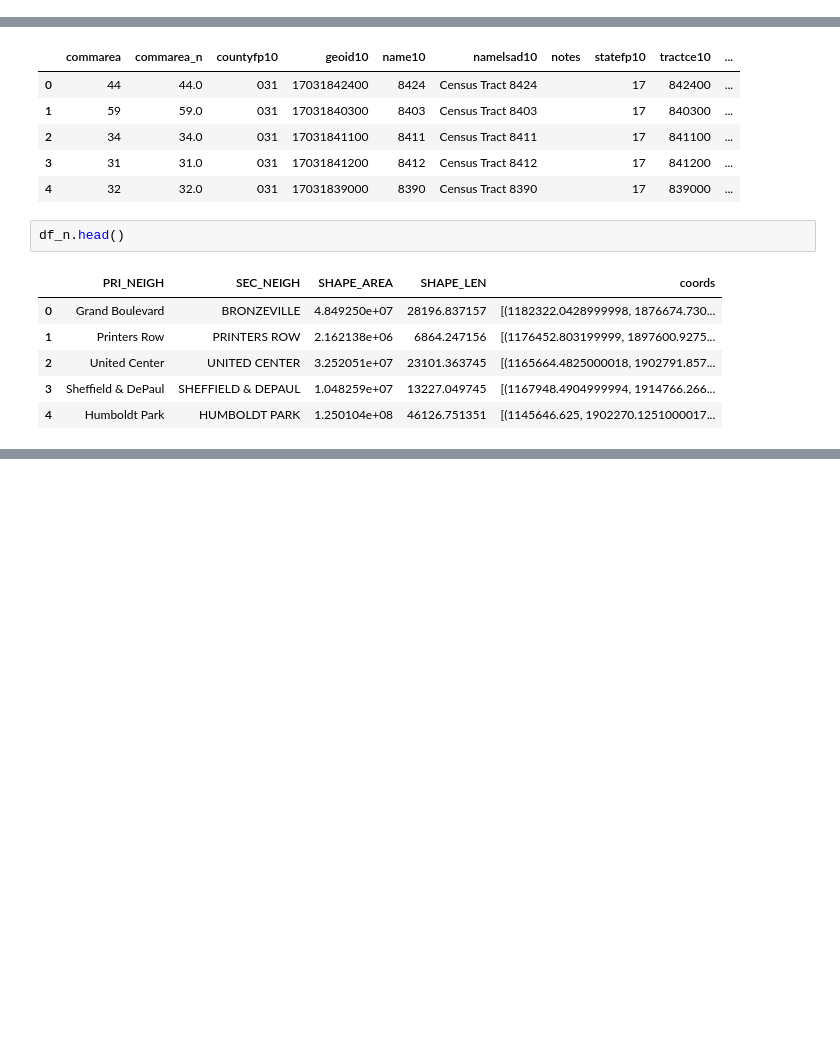
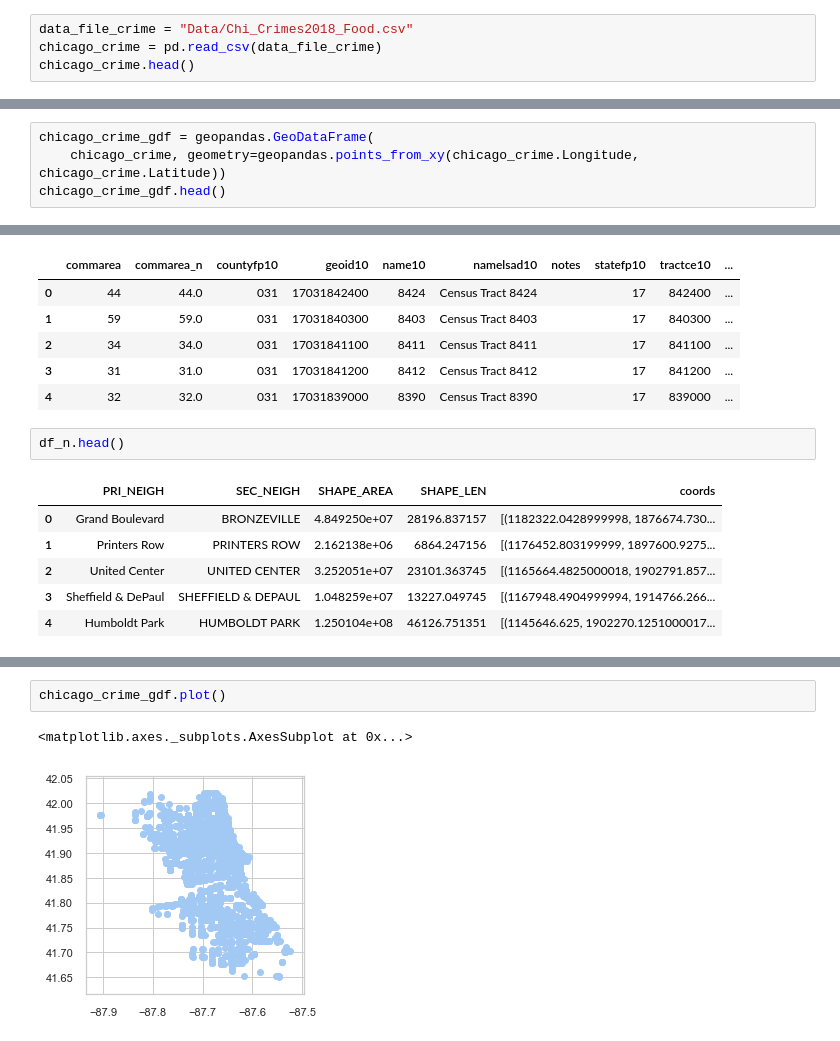
Before and after one commit to chell0011/MMA1, a Jupyter notebook: Mapping Regions.ipynb, the cells around one changed output, grey strips where cells are left out. Cells and saved outputs as stored; diff of their text form; blank space fills up the shorter version.

```diff
--- a/Mapping Regions.ipynb
+++ b/Mapping Regions.ipynb
@@ -17,0 +11,4 @@ ERROR: Command "python setup.py egg_info" failed with error code 1 in C:\Users\a
+# %%
+data_file_crime = "Data/Chi_Crimes2018_Food.csv"
+chicago_crime = pd.read_csv(data_file_crime)
+chicago_crime.head()
@@ -17,0 +26,4 @@ ERROR: Command "python setup.py egg_info" failed with error code 1 in C:\Users\a
+# %%
+chicago_crime_gdf = geopandas.GeoDataFrame(
+    chicago_crime, geometry=geopandas.points_from_xy(chicago_crime.Longitude, chicago_crime.Latitude))
+chicago_crime_gdf.head()
@@ -114,0 +172,5 @@ def plot_map(sf, x_lim = None, y_lim = None, figsize = (15,15)):
+# %%
+chicago_crime_gdf.plot()
+# %% [output]
+<matplotlib.axes._subplots.AxesSubplot at 0x...>
+[figure, added]
```
Also changed, not shown: parts of 16 cells of this notebook, 3 other files.
